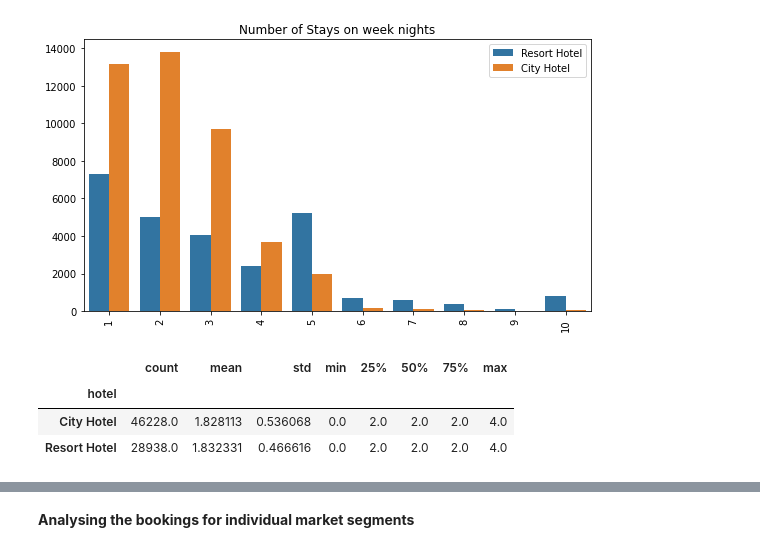
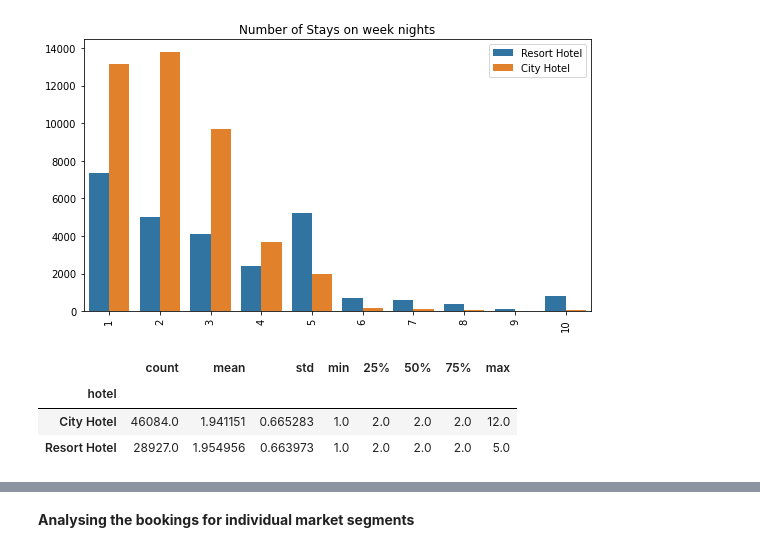
Before and after one commit to V-dit/EDA-hotel-booking-analysis, a Jupyter notebook: Hotel_Booking_Analysis_Final_File.ipynb, the cells around one changed output, grey strips where cells are left out. Drawn from its saved outputs; the diff is of its cells as text; code cells hidden in the pictures.

```diff
--- a/Hotel_Booking_Analysis_Final_File.ipynb
+++ b/Hotel_Booking_Analysis_Final_File.ipynb
@@ -314,0 +319,3 @@ df.shape
+# %%
+# Dropping the rows that contains zero total visitors.
+df = df[df['total_visitors'] != 0]
@@ -530,10 +543,10 @@ countplot(data = arrival_data.loc[(arrival_data['stays_in_week_nights'] != 0)],
 [figure]
 [figure]
 # %%
-hotel_adults = df.groupby(['hotel'])['adults']
-hotel_adults.describe()
+hotel_total_visitors = df.groupby(['hotel'])['total_visitors']
+hotel_total_visitors.describe()
 # %% [output]
 |  | count | mean | std | min | 25% | 50% | 75% | max |
 | hotel |  |  |  |  |  |  |  |  |
-| City Hotel | 46228.0 | 1.828113 | 0.536068 | 0.0 | 2.0 | 2.0 | 2.0 | 4.0 |
-| Resort Hotel | 28938.0 | 1.832331 | 0.466616 | 0.0 | 2.0 | 2.0 | 2.0 | 4.0 |
+| City Hotel | 46084.0 | 1.941151 | 0.665283 | 1.0 | 2.0 | 2.0 | 2.0 | 12.0 |
+| Resort Hotel | 28927.0 | 1.954956 | 0.663973 | 1.0 | 2.0 | 2.0 | 2.0 | 5.0 |
```
Also changed, not shown: parts of 31 cells of this notebook.
